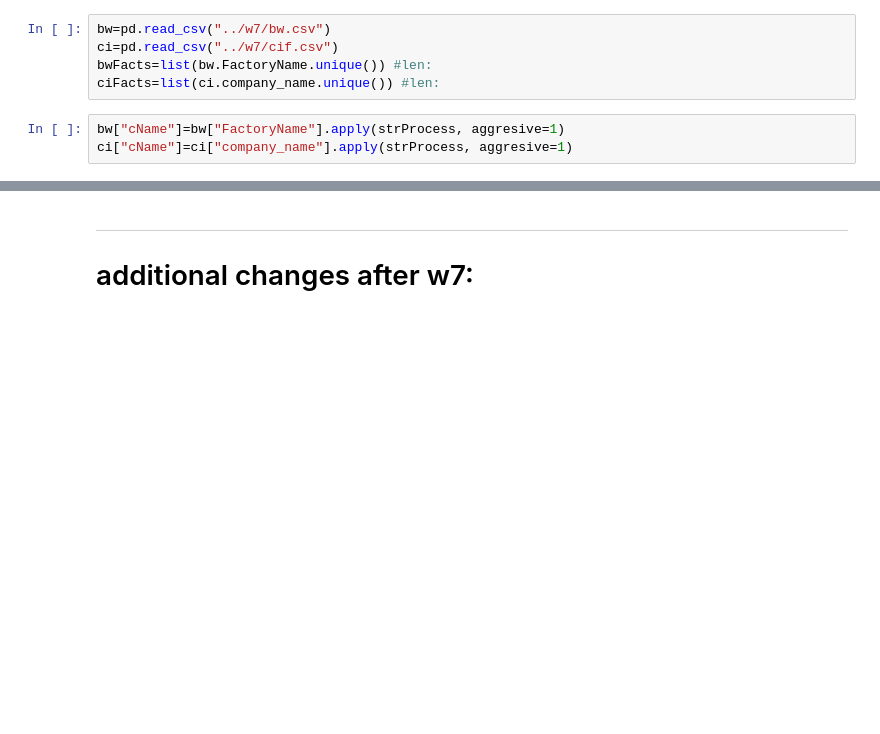
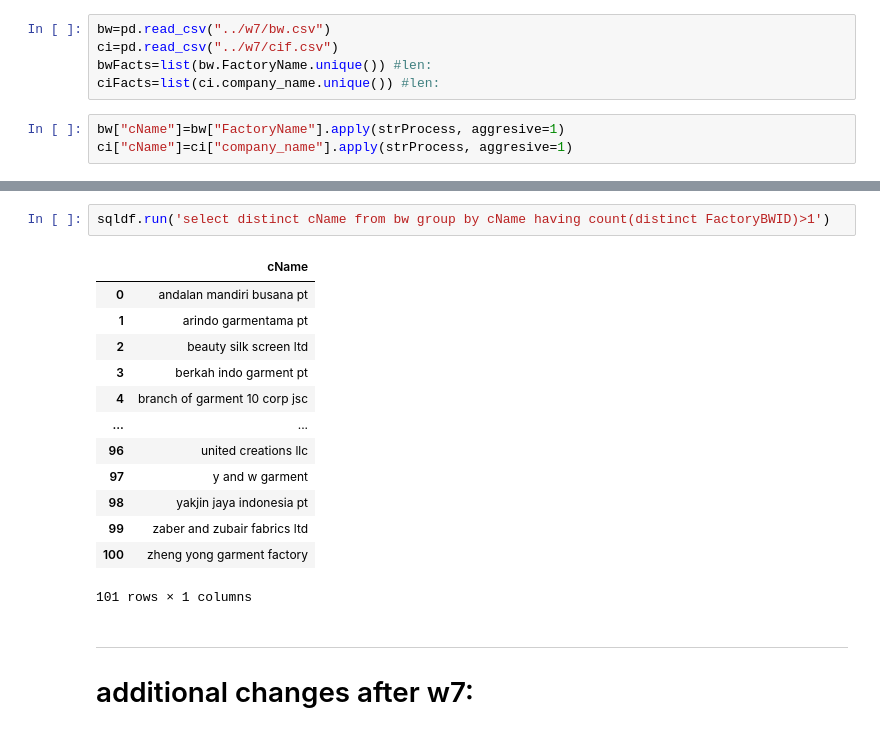
Before and after one commit to xolyn/labor_audit, a Jupyter notebook: LingyuZhou/w8/w8.ipynb, the cells around one changed output, grey strips where cells are left out. Drawn from its saved outputs; the diff is of its cells as text; blank space fills up the shorter version.

```diff
--- a/LingyuZhou/w8/w8.ipynb
+++ b/LingyuZhou/w8/w8.ipynb
@@ -87,3 +103,19 @@ ci["cName"]=ci["company_name"].apply(strProcess, aggresive=1)
+# %%
+sqldf.run('select distinct cName from bw group by cName having count(distinct FactoryBWID)>1')
+# %% [output]
+|  | cName |
+| 0 | andalan mandiri busana pt |
+| 1 | arindo garmentama pt |
+| 2 | beauty silk screen ltd |
+| 3 | berkah indo garment pt |
+| 4 | branch of garment 10 corp jsc |
+| ... | ... |
+| 96 | united creations llc |
+| 97 | y and w garment |
+| 98 | yakjin jaya indonesia pt |
+| 99 | zaber and zubair fabrics ltd |
+| 100 | zheng yong garment factory |
+101 rows × 1 columns
 # %% [markdown]
 ---
 # additional changes after w7:
```
Also changed, not shown: parts of 8 cells of this notebook, 3 other files.
